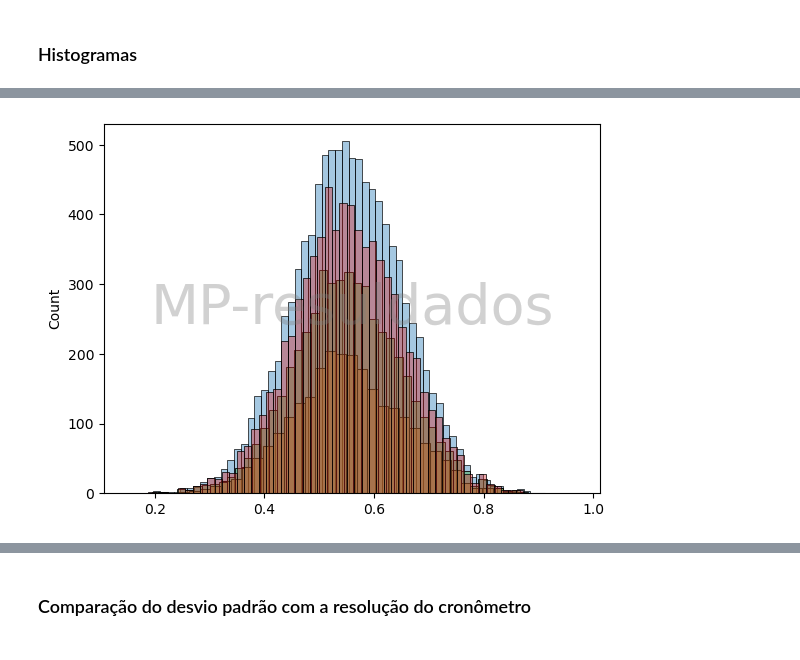
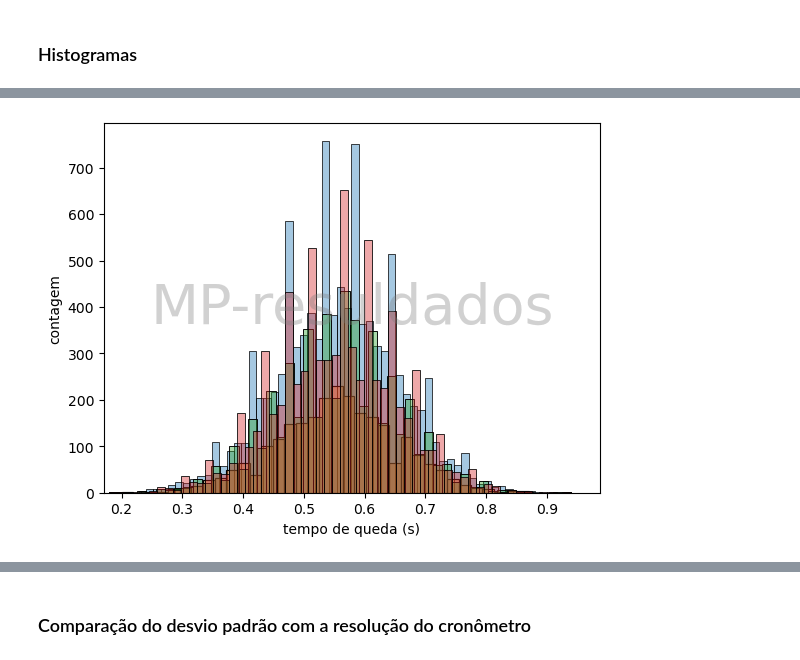
Before and after one commit to mp-resuldados/queda-livre, a Jupyter notebook: calculos.ipynb, the cells around one changed output, grey strips where cells are left out. Saved outputs shown, nothing was run; the diff lists cells and outputs as text; code cells hidden in the pictures.

Commit message:
Alterações nos histogramas.

```diff
--- a/calculos.ipynb
+++ b/calculos.ipynb
@@ -86,7 +88,7 @@ def medidas(N_conj, N_medidas, h, desvio_padrao):
 
     for i in range(N_conj):
 
-        med = pd.Series([gauss(t,desvio_padrao) for i in range(N_medidas)])
+        med = pd.Series([  round(gauss(t,desvio_padrao),2)   for i in range(N_medidas)])
         medidas = pd.concat([medidas, med])
 
         est = pd.DataFrame({'media':[medidas.mean()],'desvio':[medidas.std()], 'incerteza':[medidas.std()/((i+1)*N_medidas)**0.5]})
@@ -156,22 +178,28 @@ plot_medias(e1, 1.5)
 # %%
 fig, ax = plt.subplots()
 for a in [m1,
           m1[:int(n_conj*n_medidas/4)],
           m1[:int(n_conj*n_medidas/2)],
           m1[:3*int(n_conj*n_medidas/4)],
           ]:
     sns.histplot(a, alpha=0.4)
+
+    ax.set_xlabel('tempo de queda (s)')
+    ax.set_ylabel('contagem')
+    ax.set_xlim(0.95*m1.min(),1.05*m1.max())
+   # ax.set_ylim(0,1.05*frequencias[0][1])
+
     ax.text(
             0.5,
             0.5,
             "MP-resuldados",
             transform=ax.transAxes,
             fontsize=40,
             color="gray",
             alpha=0.1,
             ha="center",
             va="center",
             rotation=0,
         )
 # %% [output]
-[figure, old version]
+[figure, new version]
```
Also changed, not shown: parts of 8 cells of this notebook.
